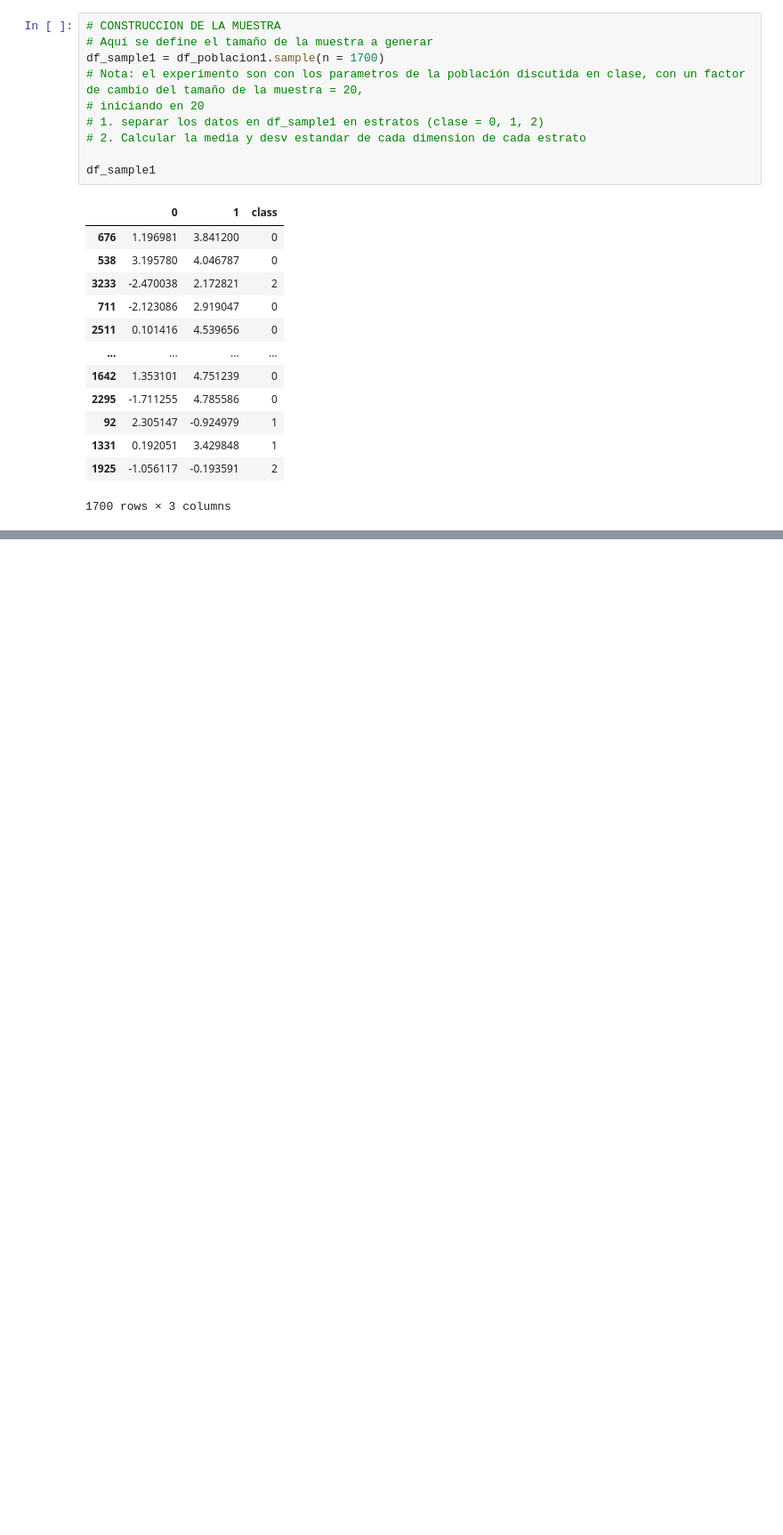
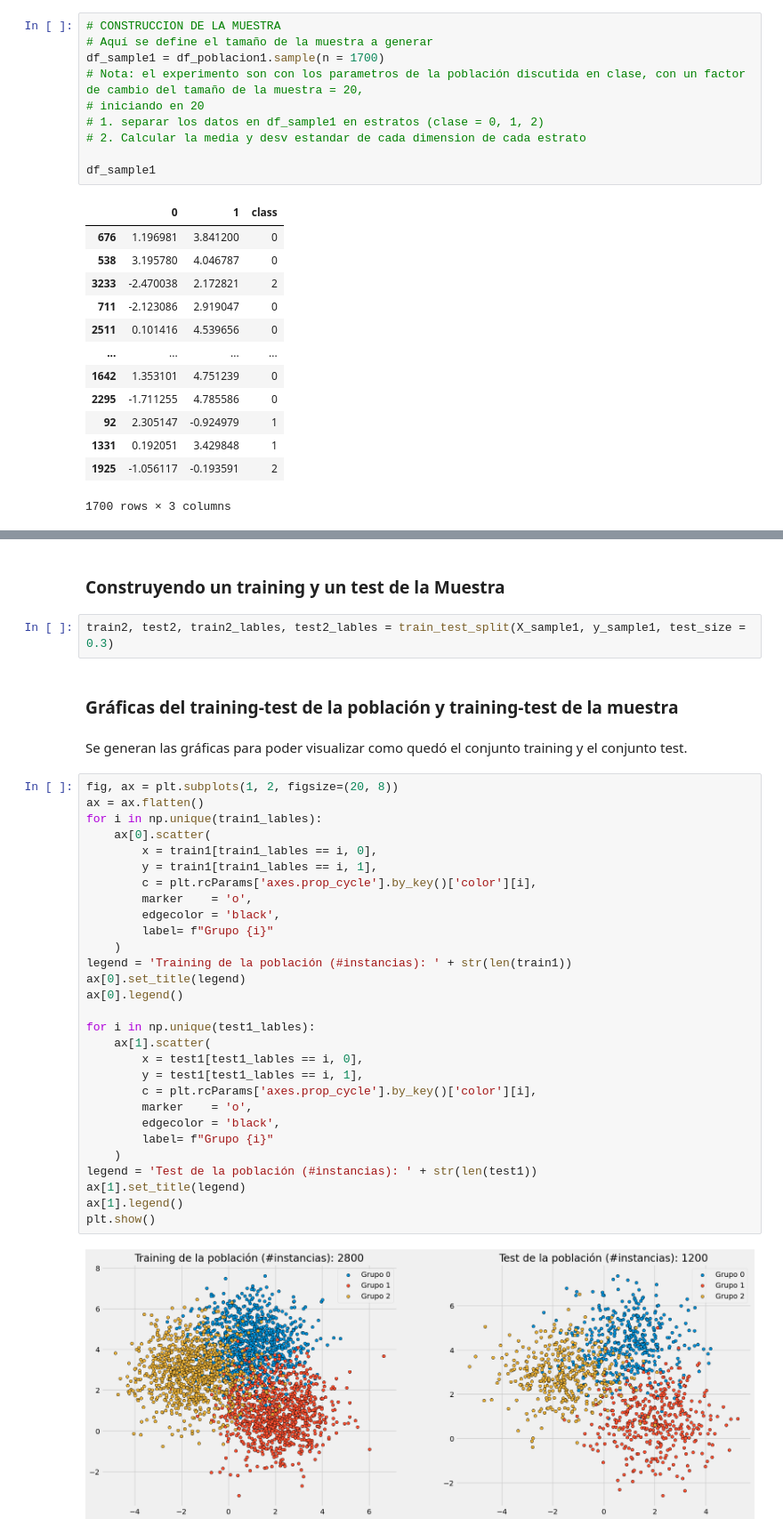
Before and after one commit to IsaacBrrP/LogicaProgramacionMachineLearning, a Jupyter notebook: Muestreo_AleatorioSimple_Ejemplo1.ipynb, the cells around one changed output, grey strips where cells are left out. Shown at 89% size. Drawn from its saved outputs; the diff is of its cells as text; blank space fills up the shorter version.

```diff
--- a/Muestreo_AleatorioSimple_Ejemplo1.ipynb
+++ b/Muestreo_AleatorioSimple_Ejemplo1.ipynb
@@ -153,0 +184,39 @@ df_sample1
+# %% [markdown]
+### Construyendo un training y un test de la Muestra
+# %%
+train2, test2, train2_lables, test2_lables = train_test_split(X_sample1, y_sample1, test_size = 0.3)
+# %% [markdown]
+### Gráficas del training-test de la población y training-test de la muestra
+# %% [markdown]
+Se generan las gráficas para poder visualizar como quedó el conjunto training y el conjunto test.
+# %%
+fig, ax = plt.subplots(1, 2, figsize=(20, 8))
+ax = ax.flatten()
+for i in np.unique(train1_lables):
+    ax[0].scatter(
+        x = train1[train1_lables == i, 0],
+        y = train1[train1_lables == i, 1],
+        c = plt.rcParams['axes.prop_cycle'].by_key()['color'][i],
+        marker    = 'o',
+        edgecolor = 'black',
+        label= f"Grupo {i}"
+    )
+legend = 'Training de la población (#instancias): ' + str(len(train1))
+ax[0].set_title(legend)
+ax[0].legend()
+
+for i in np.unique(test1_lables):
+    ax[1].scatter(
+        x = test1[test1_lables == i, 0],
+        y = test1[test1_lables == i, 1],
+        c = plt.rcParams['axes.prop_cycle'].by_key()['color'][i],
+        marker    = 'o',
+        edgecolor = 'black',
+        label= f"Grupo {i}"
+    )
+legend = 'Test de la población (#instancias): ' + str(len(test1))
+ax[1].set_title(legend)
+ax[1].legend()
+plt.show()
+# %% [output]
+[figure, added]
```
Also changed, not shown: parts of 9 cells of this notebook.
